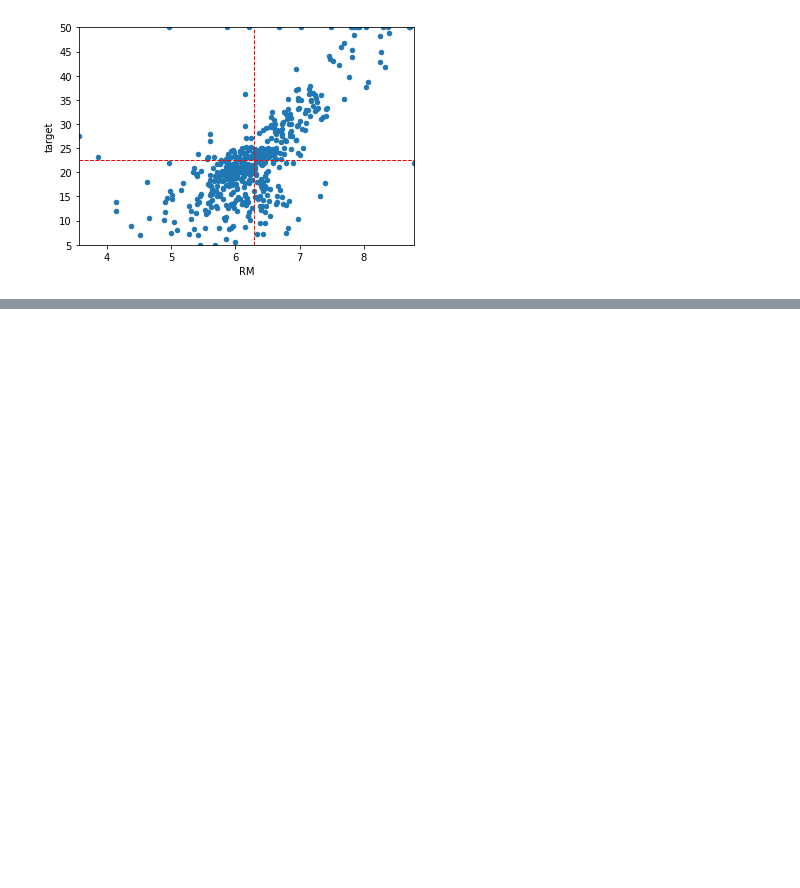
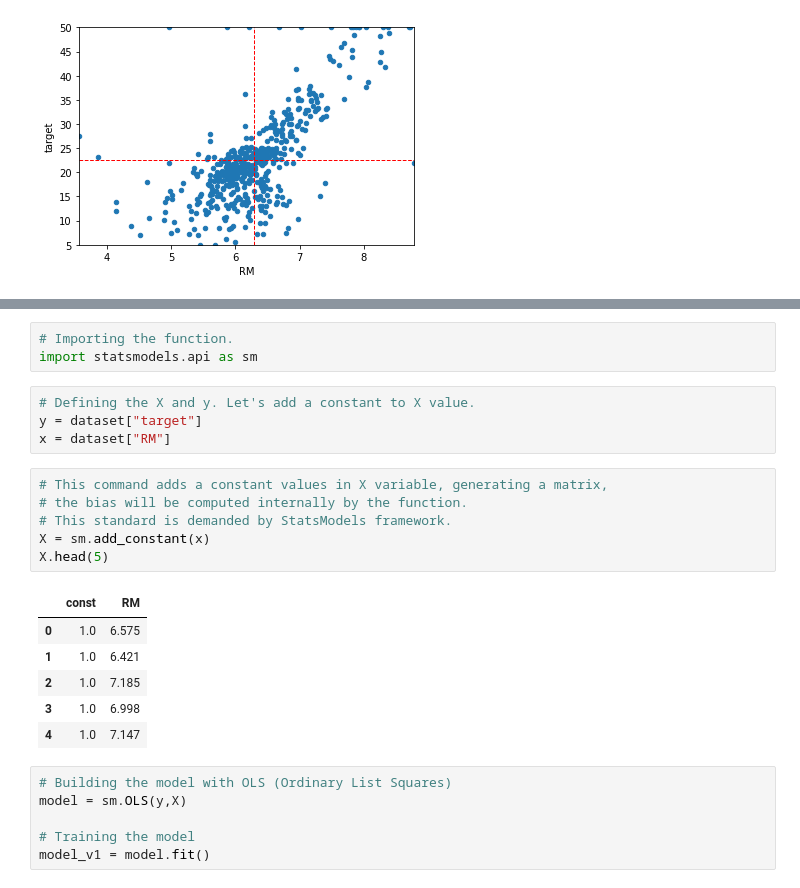
Before and after one commit to ralsouza/machine_learning, a Jupyter notebook: notebooks/01_simple_linear_regression.ipynb, the cells around one changed output, grey strips where cells are left out. Drawn from its saved outputs; the diff is of its cells as text; blank space fills up the shorter version.

```diff
--- a/notebooks/01_simple_linear_regression.ipynb
+++ b/notebooks/01_simple_linear_regression.ipynb
@@ -127,0 +120,26 @@ mean_X = scatter_plot.plot([dataset["RM"].mean(), dataset["RM"].mean()], y_range
+# %%
+# Importing the function.
+import statsmodels.api as sm
+# %%
+# Defining the X and y. Let's add a constant to X value.
+y = dataset["target"]
+x = dataset["RM"]
+# %%
+# This command adds a constant values in X variable, generating a matrix,
+# the bias will be computed internally by the function.
+# This standard is demanded by StatsModels framework.
+X = sm.add_constant(x)
+X.head(5)
+# %% [output]
+|  | const | RM |
+| 0 | 1.0 | 6.575 |
+| 1 | 1.0 | 6.421 |
+| 2 | 1.0 | 7.185 |
+| 3 | 1.0 | 6.998 |
+| 4 | 1.0 | 7.147 |
+# %%
+# Building the model with OLS (Ordinary List Squares)
+model = sm.OLS(y,X)
+
+# Training the model
+model_v1 = model.fit()
```
Also changed, not shown: parts of 6 cells of this notebook.
